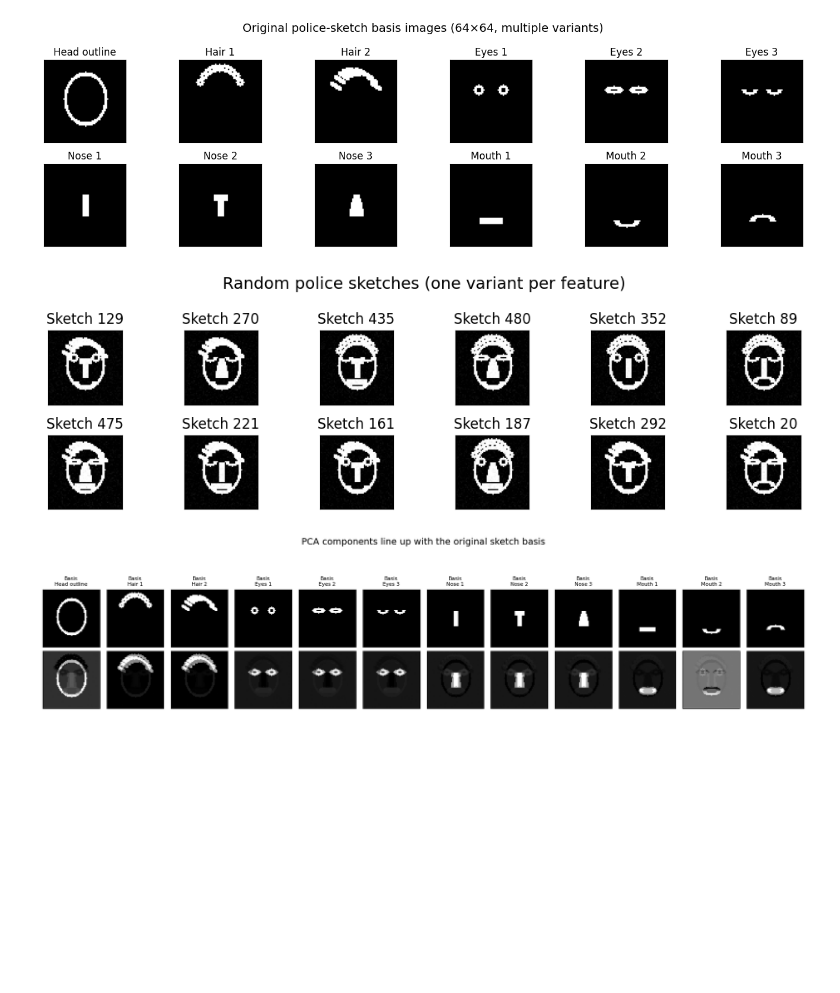
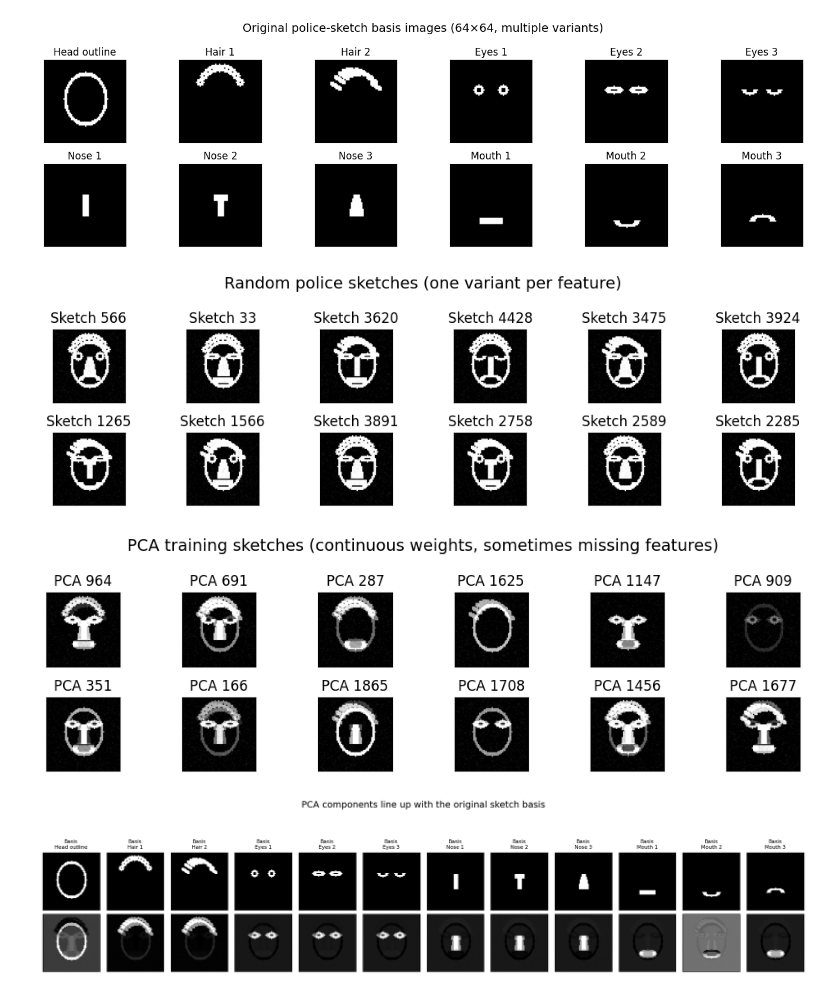
Before and after one commit to AssafR/CourseUtils, a Jupyter notebook: Notebooks/TESI_202512_PCA_on_sketches.ipynb, the cells around one changed output. Drawn from its saved outputs; the diff is of its cells as text; code cells hidden in the pictures; blank space fills up the shorter version.

```diff
--- a/Notebooks/TESI_202512_PCA_on_sketches.ipynb
+++ b/Notebooks/TESI_202512_PCA_on_sketches.ipynb
@@ -217,7 +217,7 @@ mouth_idxs = [9, 10, 11]
 # 2a. Discrete composites for visualization
 # ------------------------------
 
-n_sketches_vis = 500
+n_sketches_vis = 5000
 coeffs_vis = np.zeros((n_sketches_vis, n_bases))
 
 for i in range(n_sketches_vis):
@@ -249,36 +249,49 @@ plt.suptitle("Random police sketches (one variant per feature)", fontsize=14)
 plt.tight_layout()
 plt.show()
 
 # ------------------------------
 # 2b. Continuous, partly missing features for PCA
 # ------------------------------
 
 n_sketches_pca = 2000
 coeffs_pca = rng.uniform(0.0, 1.0, size=(n_sketches_pca, n_bases))
 
 # With some probability, drop each feature group to break correlations
-p_keep_head = 0.9
-p_keep_other = 0.7
+p_keep_head = 0.8 # 0.9
+p_keep_other = 0.6 # 0.7
 
 for i in range(n_sketches_pca):
     # Head (usually present)
     if rng.random() > p_keep_head:
         coeffs_pca[i, idx_head] = 0.0
     # Hair / eyes / nose / mouth
     if rng.random() > p_keep_other:
         coeffs_pca[i, hair_idxs] = 0.0
     if rng.random() > p_keep_other:
         coeffs_pca[i, eye_idxs] = 0.0
     if rng.random() > p_keep_other:
         coeffs_pca[i, nose_idxs] = 0.0
     if rng.random() > p_keep_other:
         coeffs_pca[i, mouth_idxs] = 0.0
 
 X_pca = coeffs_pca @ flat_bases  # (n_sketches_pca, H*W)
 X_pca += 0.03 * rng.normal(size=X_pca.shape)
 X_pca = np.clip(X_pca, 0.0, 1.0)
+
+# Show actual examples from the PCA training dataset
+pca_example_idxs = rng.integers(0, n_sketches_pca, size=n_examples)
+
+plt.figure(figsize=(10, 3))
+for i, idx in enumerate(pca_example_idxs):
+    plt.subplot(2, 6, i + 1)
+    show_image(X_pca[idx].reshape(H, W), title=f"PCA {idx}")
+
+plt.suptitle("PCA training sketches (continuous weights, sometimes missing features)", fontsize=14)
+plt.tight_layout()
+plt.show()
 # %% [output]
-[figure, old version]
+[figure, new version]
+[figure, added]
 # %%
 # --------------------------------------------------
 # 3. Fit PCA and compare components to the true bases
```
Also changed, not shown: parts of 6 cells of this notebook.
